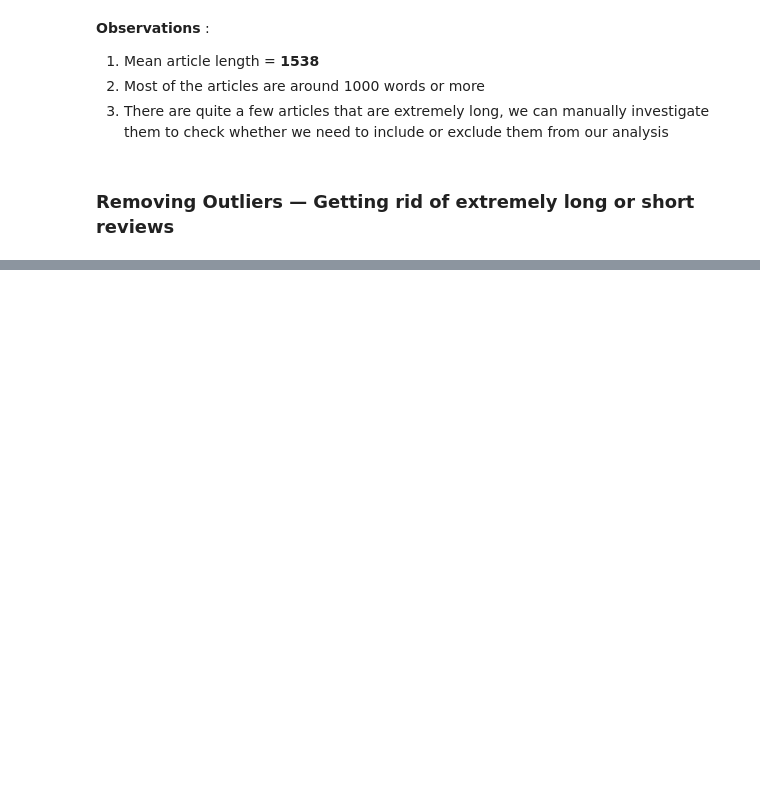
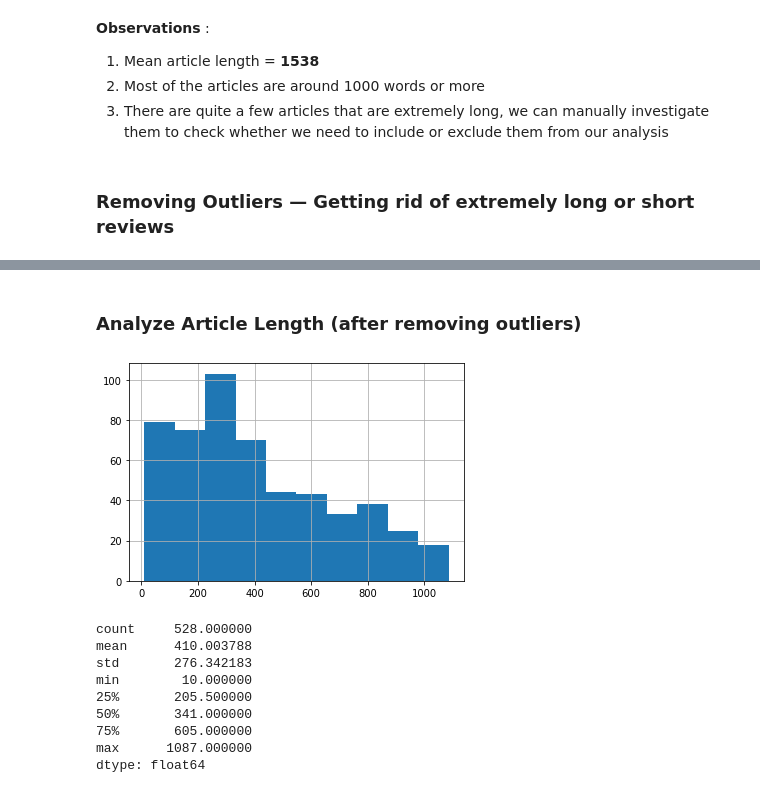
Before and after one commit to stavIatrop/Thesis-Fake-News-Detection, a Jupyter notebook: Pytorch/test.ipynb, the cells around one changed output, grey strips where cells are left out. Drawn from its saved outputs; the diff is of its cells as text; code cells hidden in the pictures; blank space fills up the shorter version.

```diff
--- a/Pytorch/test.ipynb
+++ b/Pytorch/test.ipynb
@@ -118,0 +119,19 @@ IndexError: list index out of range
+# %% [markdown]
+### Analyze Article Length (after removing outliers)
+# %%
+
+articles_len = [len(x) for x in articles_int]
+pd.Series(articles_len).hist()
+plt.show()
+pd.Series(articles_len).describe()
+# %% [output]
+[figure, added]
+count     528.000000
+mean      410.003788
+std       276.342183
+min        10.000000
+25%       205.500000
+50%       341.000000
+75%       605.000000
+max      1087.000000
+dtype: float64
```
Also changed, not shown: parts of 11 cells of this notebook.
